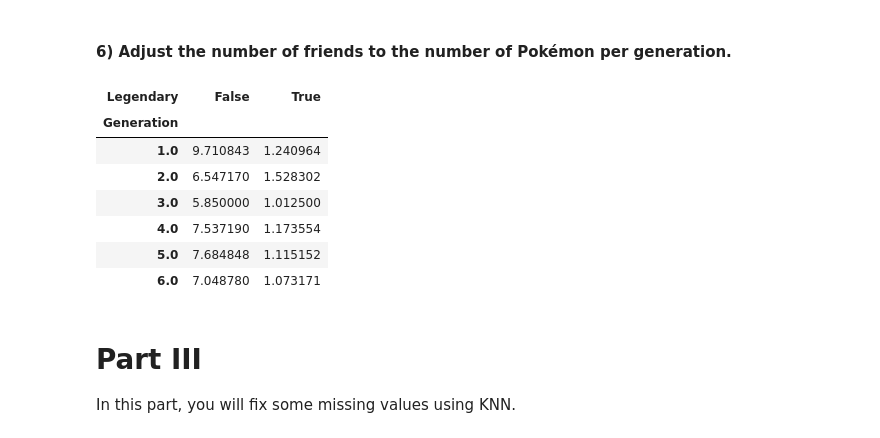
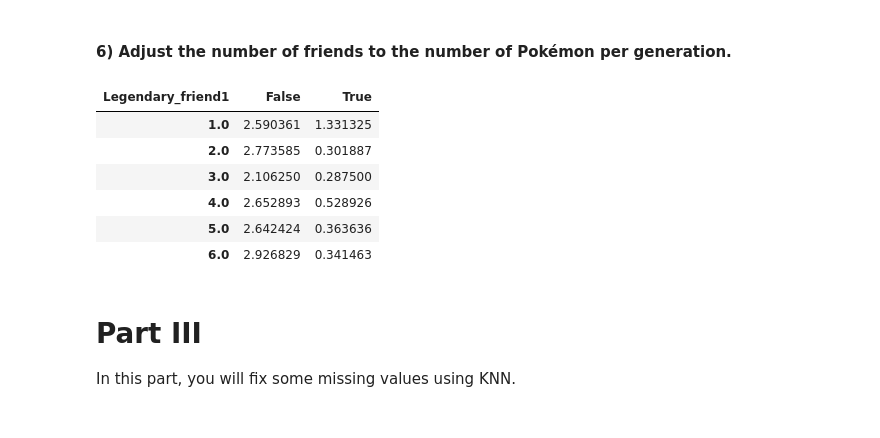
Before and after one commit to marianafssilva05/P4DC_Group_34, a Jupyter notebook: assignment.ipynb, the cells around one changed output. Drawn from its saved outputs; the diff is of its cells as text; code cells hidden in the pictures.

```diff
--- a/assignment.ipynb
+++ b/assignment.ipynb
@@ -86,9 +86,6 @@ print(missing_values_report(df))
 #### 3) Create the **`full_type_writer`** function, which takes a Pandas DataFrame as input and returns the same DataFrame with an added column named **`Full_Type`**.
 
 #### This column should represent the sum of **`Type1`** and **`Type2`** with underscore in between. For example, **`'Water'`** and **`'Flying'`** should produce **`'Water_Flying'`**, but **`'Water'`** and **`NaN`** should just keep **`'Water'`**. Note that the order does matter.
-# %%
-df["Type_Full"] = df["Type1"]
-df.loc[df["Type2"].notna(), "Type_Full"] += "_" + df["Type2"]
 # %%
 %%writefile utils/full_type_writer.py
 
@@ -407,6 +391,6 @@ Overwriting utils/friend_merger.py
 %run utils/friend_merger.py
 # Here the correct arguments should be added
 
-friends = friend_merger(friends, df, ("Name", "Generation", "Legendary"))
+friends = friend_merger(friends, df)
 friends
 # %% [output]
@@ -483,30 +463,10 @@ Let's just move on from bug propaganda...
 import pandas as pd
 
 def friends_per_gen(df):
-    # Select friendship pairs with generation and legendary status for both sides
-    pairs = df[["Generation_friend1", "Legendary_friend1", "Generation_friend2","Legendary_friend2"]].copy()
-
-    # Split into two perspectives so every pokemon's connections are counted for their generation
-    pair_1 = pairs[["Generation_friend1","Legendary_friend2"]].rename(
-        columns={
-            "Generation_friend1": "Generation",
-            "Legendary_friend2": "Legendary"
-            }
-    )
-
-    pair_2 = pairs[["Generation_friend2","Legendary_friend1"]].rename(
-        columns={
-            "Generation_friend2": "Generation",
-            "Legendary_friend1": "Legendary"
-        }
-    )
-
-    combined = pd.concat([pair_1,pair_2]) # Combine both parts together
-
-    # Combine both parts together
-    result = combined.groupby(["Generation","Legendary"]).size().unstack(fill_value=0)
-
-    return result
+    # we create a Series with multiple index by grouping the dataframe and
+    # then counting the amount of legendary/not legendary friends per Generation
+    grouped = df.groupby(["Generation_friend1", "Legendary_friend1"])["friend2"].nunique()
+    return grouped.unstack()
 # %% [output]
 Overwriting utils/friends_per_gen.py
 # %% [markdown]
@@ -530,20 +490,16 @@ HMMMM, it seems like Generation 1 is the friendliest. But what would happen if w
 # %% [markdown]
 #### 6) Adjust the number of friends to the number of Pokémon per generation.
 # %%
-gen_counts = df["Generation"].value_counts().sort_index()
-
-friends_adjusted = leg_fr.div(gen_counts, axis=0)
-
+friends_adjusted = (leg_fr.T / df["Generation"].value_counts()).T
 friends_adjusted
 # %% [output]
-| Legendary | False | True |
-| Generation |  |  |
-| 1.0 | 9.710843 | 1.240964 |
-| 2.0 | 6.547170 | 1.528302 |
-| 3.0 | 5.850000 | 1.012500 |
-| 4.0 | 7.537190 | 1.173554 |
-| 5.0 | 7.684848 | 1.115152 |
-| 6.0 | 7.048780 | 1.073171 |
+| Legendary_friend1 | False | True |
+| 1.0 | 2.590361 | 1.331325 |
+| 2.0 | 2.773585 | 0.301887 |
+| 3.0 | 2.106250 | 0.287500 |
+| 4.0 | 2.652893 | 0.528926 |
+| 5.0 | 2.642424 | 0.363636 |
+| 6.0 | 2.926829 | 0.341463 |
 # %% [markdown]
 # Part III
 
```
Also changed, not shown: parts of 34 cells of this notebook, 17 other files.
